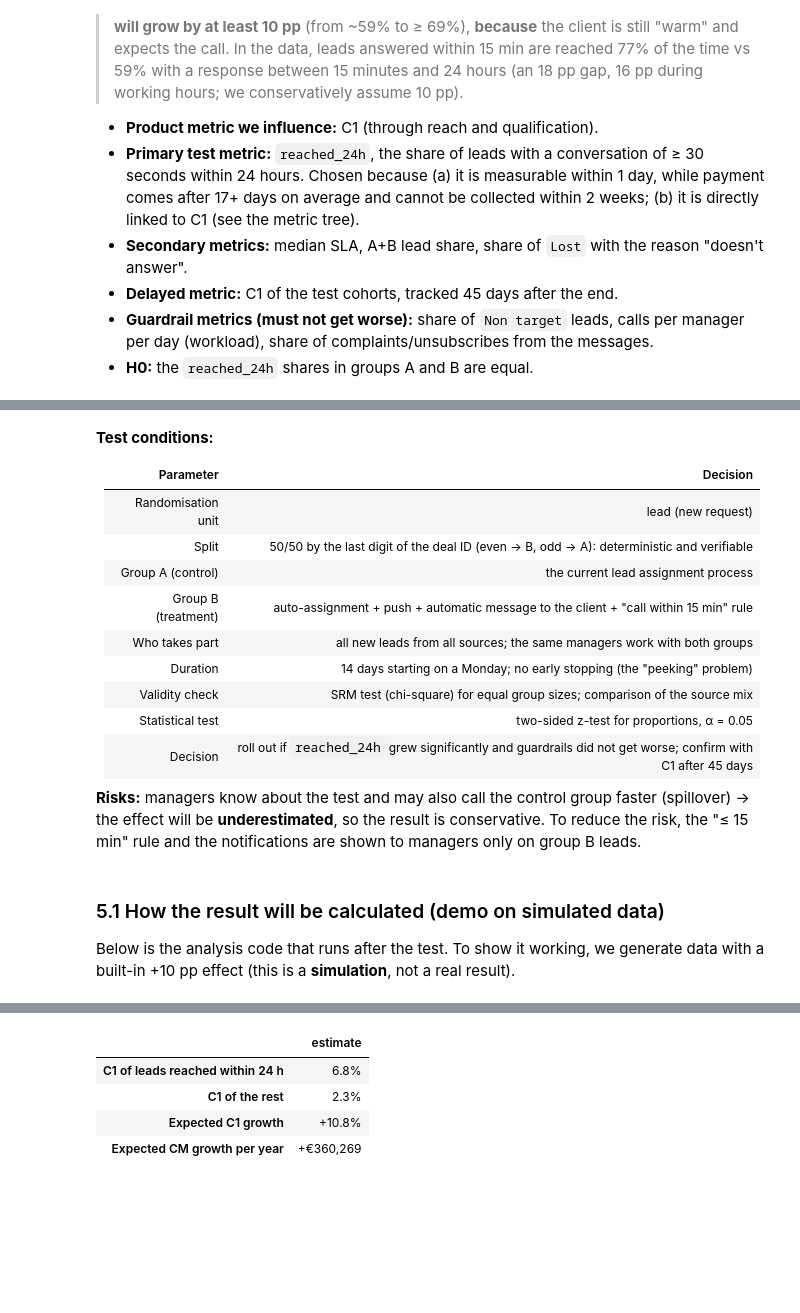
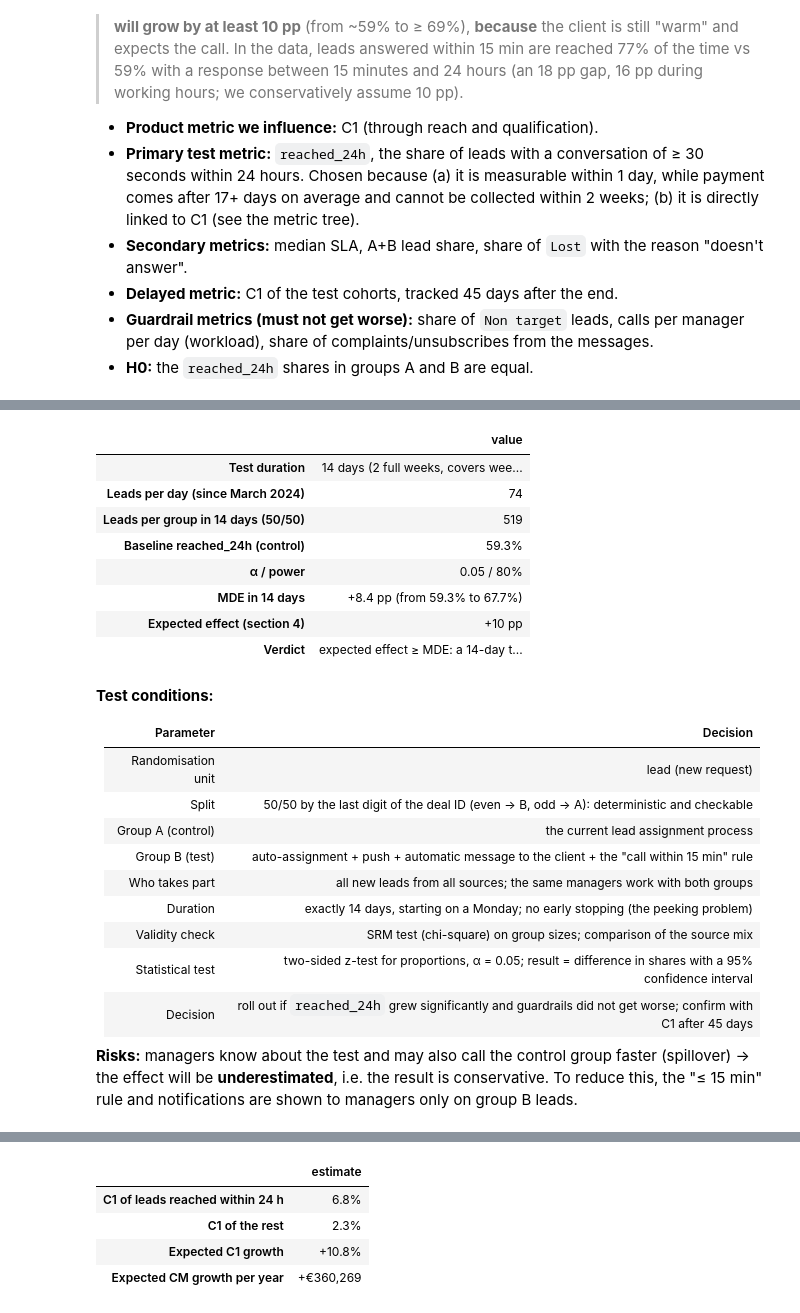
Before and after one commit to yerkovskayuliia-pixel/data-analytics-portfolio, a Jupyter notebook: python-crm-analysis/notebooks/03_unit_economics_ab_test.ipynb, the cells around one changed output, grey strips where cells are left out. Saved outputs shown, nothing was run; the diff lists cells and outputs as text; code cells hidden in the pictures; blank space fills up the shorter version.

```diff
--- a/python-crm-analysis/notebooks/03_unit_economics_ab_test.ipynb
+++ b/python-crm-analysis/notebooks/03_unit_economics_ab_test.ipynb
@@ -368,22 +333,59 @@ design.to_frame()
+# %%
+recent = deals[deals["created_time"] >= "2024-03-01"]
+n_days = recent["created_time"].dt.normalize().nunique()
+leads_per_day = len(recent) / n_days
+alpha, power, TEST_DAYS = 0.05, 0.80, 14
+
+
+def mde_for(p_base: float, n_group: int) -> float:
+    """MDE as a share for two groups of n_group (z-test for proportions, inverse of Cohen's h)."""
+    h = NormalIndPower().solve_power(nobs1=n_group, alpha=alpha, power=power, ratio=1)
+    return np.sin(np.arcsin(np.sqrt(p_base)) + h / 2) ** 2 - p_base
+
+
+# control: leads answered between 15 min and 24 h (the "> 24 h" bucket is excluded, see section 4)
+p_control = deals.loc[slow, "reached_24h"].mean()
+n_14 = int(leads_per_day * TEST_DAYS / 2)
+mde = mde_for(p_control, n_14)
+expected = 0.10
+
+design = pd.Series({
+    "Test duration": f"{TEST_DAYS} days (2 full weeks, covers weekly seasonality)",
+    "Leads per day (since March 2024)": f"{leads_per_day:.0f}",
+    "Leads per group in 14 days (50/50)": f"{n_14:,}",
+    "Baseline reached_24h (control)": f"{p_control:.1%}",
+    "α / power": f"{alpha} / {power:.0%}",
+    "MDE in 14 days": f"+{mde * 100:.1f} pp (from {p_control:.1%} to {p_control + mde:.1%})",
+    "Expected effect (section 4)": f"+{expected * 100:.0f} pp",
+    "Verdict": "expected effect ≥ MDE: a 14-day test makes sense" if expected >= mde
+               else "expected effect < MDE: a 14-day test will not show it",
+}, name="value")
+design.to_frame()
+# %% [output]
+|  | value |
+| Test duration | 14 days (2 full weeks, covers wee... |
+| Leads per day (since March 2024) | 74 |
+| Leads per group in 14 days (50/50) | 519 |
+| Baseline reached_24h (control) | 59.3% |
+| α / power | 0.05 / 80% |
+| MDE in 14 days | +8.4 pp (from 59.3% to 67.7%) |
+| Expected effect (section 4) | +10 pp |
+| Verdict | expected effect ≥ MDE: a 14-day t... |
 # %% [markdown]
 **Test conditions:**
 
 | Parameter | Decision |
 |---|---|
 | Randomisation unit | lead (new request) |
-| Split | 50/50 by the last digit of the deal ID (even → B, odd → A): deterministic and verifiable |
+| Split | 50/50 by the last digit of the deal ID (even → B, odd → A): deterministic and checkable |
 | Group A (control) | the current lead assignment process |
-| Group B (treatment) | auto-assignment + push + automatic message to the client + "call within 15 min" rule |
+| Group B (test) | auto-assignment + push + automatic message to the client + the "call within 15 min" rule |
 | Who takes part | all new leads from all sources; the same managers work with both groups |
-| Duration | 14 days starting on a Monday; no early stopping (the "peeking" problem) |
-| Validity check | SRM test (chi-square) for equal group sizes; comparison of the source mix |
-| Statistical test | two-sided z-test for proportions, α = 0.05 |
+| Duration | exactly 14 days, starting on a Monday; no early stopping (the peeking problem) |
+| Validity check | SRM test (chi-square) on group sizes; comparison of the source mix |
+| Statistical test | two-sided z-test for proportions, α = 0.05; result = difference in shares with a 95% confidence interval |
 | Decision | roll out if `reached_24h` grew significantly and guardrails did not get worse; confirm with C1 after 45 days |
 
-**Risks:** managers know about the test and may also call the control group faster (spillover) →
-the effect will be **underestimated**, so the result is conservative. To reduce the risk, the "≤ 15 min" rule and
-the notifications are shown to managers only on group B leads.
+**Risks:** managers know about the test and may also call the control group faster (spillover) → the effect will be
+**underestimated**, i.e. the result is conservative. To reduce this, the "≤ 15 min" rule and notifications are shown
+to managers only on group B leads.
-# %% [markdown]
-### 5.1 How the result will be calculated (demo on simulated data)
-Below is the analysis code that runs after the test. To show it working, we generate data with
-a built-in +10 pp effect (this is a **simulation**, not a real result).
```
Also changed, not shown: parts of 9 cells of this notebook, 10 other files.
